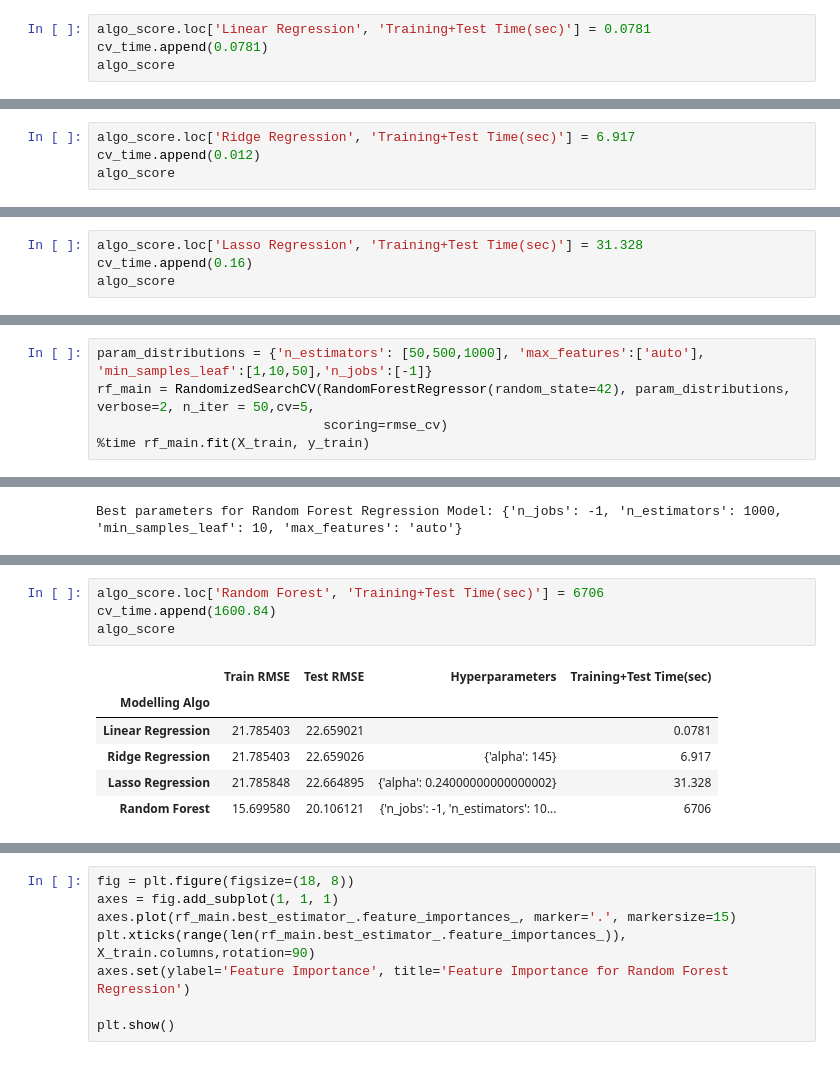
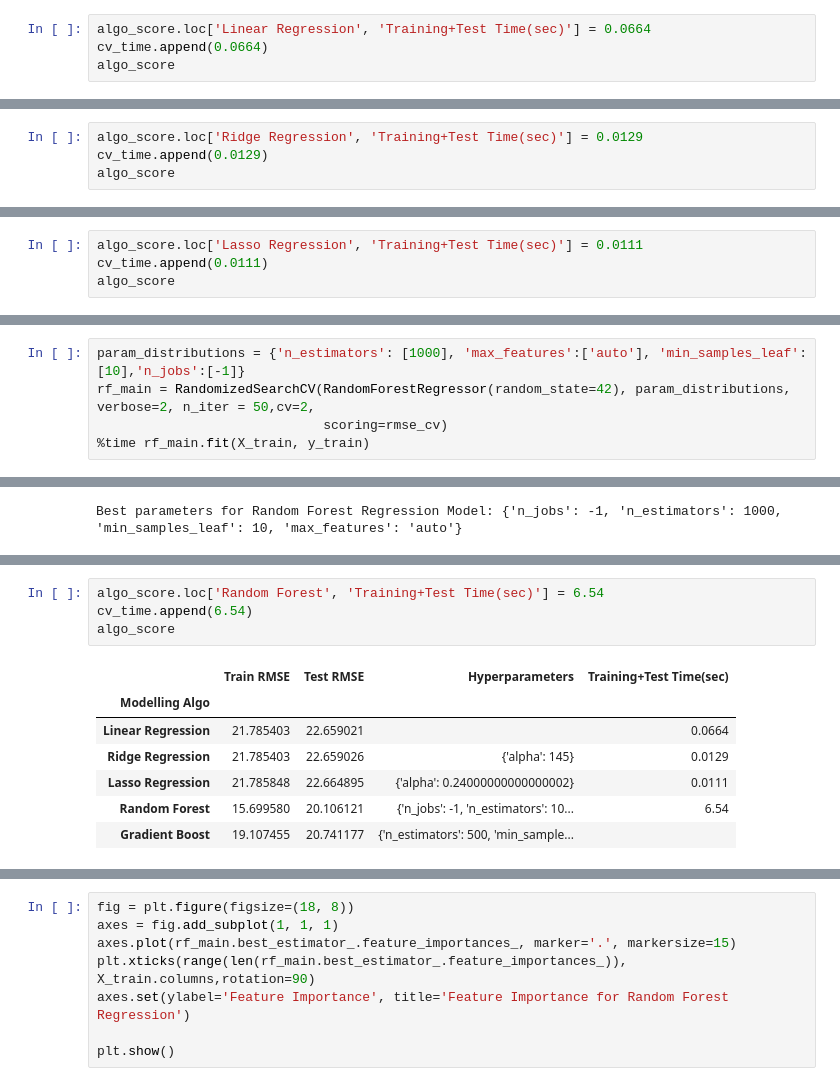
Before and after one commit to Ahmed-Ashraf-Marzouk/Elzoboon-CRM, a Jupyter notebook: Sales_forecasting/sales_forecasting.ipynb, the cells around one changed output, grey strips where cells are left out. Saved outputs shown, nothing was run; the diff lists cells and outputs as text.

```diff
--- a/Sales_forecasting/sales_forecasting.ipynb
+++ b/Sales_forecasting/sales_forecasting.ipynb
@@ -365,7 +401,7 @@ CPU times: total: 46.9 ms
 Wall time: 14 ms
 # %%
-algo_score.loc['Linear Regression', 'Training+Test Time(sec)'] = 0.0781
-cv_time.append(0.0781)
+algo_score.loc['Linear Regression', 'Training+Test Time(sec)'] = 0.0664
+cv_time.append(0.0664)
 algo_score
 # %% [output]
 |  | Train RMSE | Test RMSE | Hyperparameters | Training+Test Time(sec) |
@@ -420,6 +456,6 @@ Wall time: 12 ms
 # %%
-algo_score.loc['Ridge Regression', 'Training+Test Time(sec)'] = 6.917
-cv_time.append(0.012)
+algo_score.loc['Ridge Regression', 'Training+Test Time(sec)'] = 0.0129
+cv_time.append(0.0129)
 algo_score
 # %% [output]
 |  | Train RMSE | Test RMSE | Hyperparameters | Training+Test Time(sec) |
@@ -466,6 +512,6 @@ Wall time: 16 ms
 # %%
-algo_score.loc['Lasso Regression', 'Training+Test Time(sec)'] = 31.328
-cv_time.append(0.16)
+algo_score.loc['Lasso Regression', 'Training+Test Time(sec)'] = 0.0111
+cv_time.append(0.0111)
 algo_score
 # %% [output]
 |  | Train RMSE | Test RMSE | Hyperparameters | Training+Test Time(sec) |
@@ -496,7 +550,7 @@ axes.legend()
 # %% [markdown]
 ### Ensemble Model - Random Forest
 # %%
-param_distributions = {'n_estimators': [50,500,1000], 'max_features':['auto'], 'min_samples_leaf':[1,10,50],'n_jobs':[-1]}
-rf_main = RandomizedSearchCV(RandomForestRegressor(random_state=42), param_distributions, verbose=2, n_iter = 50,cv=5,
+param_distributions = {'n_estimators': [1000], 'max_features':['auto'], 'min_samples_leaf':[10],'n_jobs':[-1]}
+rf_main = RandomizedSearchCV(RandomForestRegressor(random_state=42), param_distributions, verbose=2, n_iter = 50,cv=2,
                              scoring=rmse_cv)
 %time rf_main.fit(X_train, y_train)
@@ -518,14 +586,15 @@ Wall time: 7.84 s
 # %%
-algo_score.loc['Random Forest', 'Training+Test Time(sec)'] = 6706
-cv_time.append(1600.84)
+algo_score.loc['Random Forest', 'Training+Test Time(sec)'] = 6.54
+cv_time.append(6.54)
 algo_score
 # %% [output]
 |  | Train RMSE | Test RMSE | Hyperparameters | Training+Test Time(sec) |
 | Modelling Algo |  |  |  |  |
-| Linear Regression | 21.785403 | 22.659021 |  | 0.0781 |
-| Ridge Regression | 21.785403 | 22.659026 | {'alpha': 145} | 6.917 |
-| Lasso Regression | 21.785848 | 22.664895 | {'alpha': 0.24000000000000002} | 31.328 |
-| Random Forest | 15.699580 | 20.106121 | {'n_jobs': -1, 'n_estimators': 10... | 6706 |
+| Linear Regression | 21.785403 | 22.659021 |  | 0.0664 |
+| Ridge Regression | 21.785403 | 22.659026 | {'alpha': 145} | 0.0129 |
+| Lasso Regression | 21.785848 | 22.664895 | {'alpha': 0.24000000000000002} | 0.0111 |
+| Random Forest | 15.699580 | 20.106121 | {'n_jobs': -1, 'n_estimators': 10... | 6.54 |
+| Gradient Boost | 19.107455 | 20.741177 | {'n_estimators': 500, 'min_sample... |  |
 # %%
 rf_result=pd.DataFrame(rf_main.cv_results_)
 rf_result
```
Also changed, not shown: parts of 78 cells of this notebook.
